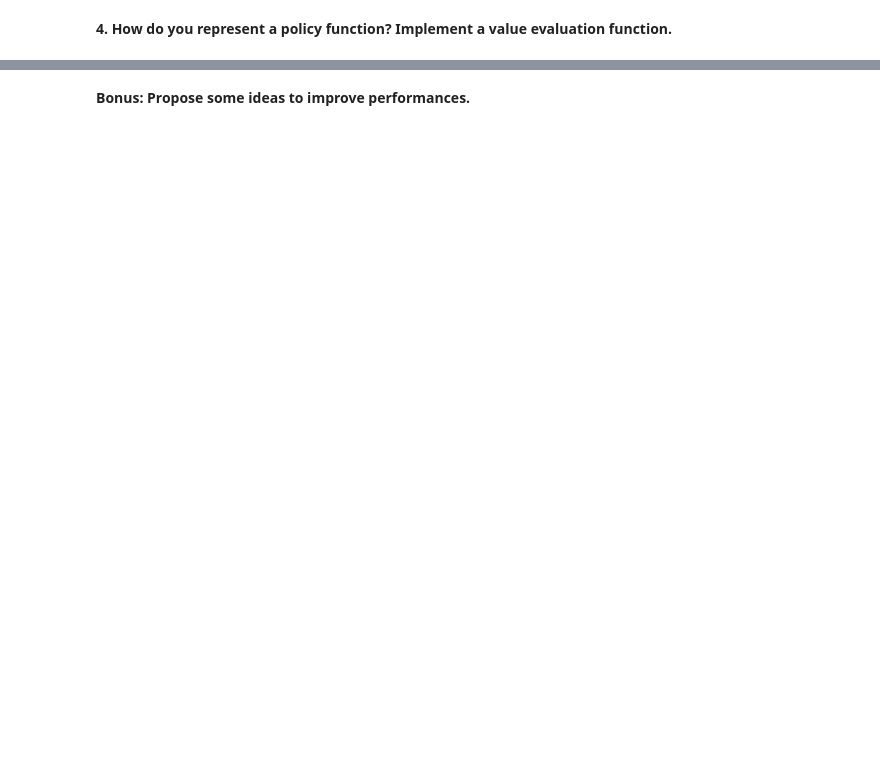
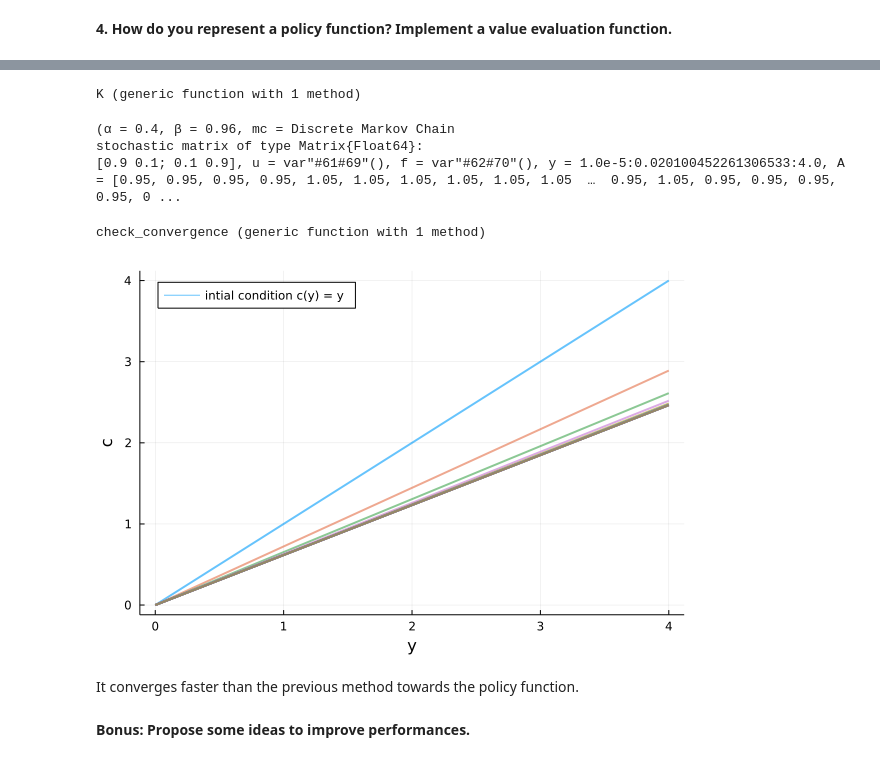
Before and after one commit to gabriellequeran/mie37, a Jupyter notebook: notebooks/homework_2.ipynb, the cells around one changed output, grey strips where cells are left out. Saved outputs shown, nothing was run; the diff lists cells and outputs as text; code cells hidden in the pictures; blank space fills up the shorter version.

```diff
--- a/notebooks/homework_2.ipynb
+++ b/notebooks/homework_2.ipynb
@@ -294,2 +384,61 @@ __Implement Policy Improvement Steps. Compare convergence Speed.__
+# %%
+function K!(Kg, g, grid, β, ∂u∂c, f, ∂f∂k, shocks)
+# This function requires the container of the output value as argument Kg
+
+    # Construct linear interpolation object
+    g_func = LinearInterpolation(grid, g, extrapolation_bc=Line())
+
+    # solve for updated consumption value
+    for (i, y) in enumerate(grid)
+        function h(c)
+            vals = ∂u∂c.(g_func.(f(y - c) * shocks)) .* ∂f∂k(y - c) .* shocks
+            return ∂u∂c(c) - β * mean(vals)
+        end
+        Kg[i] = find_zero(h, (1e-10, y - 1e-10))
+    end
+    return Kg
+end
+
+# The following function does NOT require the container of the output value as argument
+K(g, grid, β, ∂u∂c, f, ∂f∂k, shocks) =
+    K!(similar(g), g, grid, β, ∂u∂c, f, ∂f∂k, shocks)
+# %% [output]
+K (generic function with 1 method)
+# %%
+mc = MarkovChain([0.9 0.1; 0.1 0.9], [0.95, 1.05])
+
+OptimalGrowthModel2 = @with_kw (α = 0.4, β = 0.96, mc=mc,
+                  u = c -> log(c), f = k -> k^0.4, # defaults defined above
+                  y = range(1e-5, 4.0, length = 200), # grid on y
+                  A = simulate(mc, 200, init = 1),
+                  ∂u∂c = c -> 1/c,
+                  ∂f∂k = k -> 0.4*k^-0.6
+) # named tuples defaults
+
+m = OptimalGrowthModel2()
+# %% [output]
+(α = 0.4, β = 0.96, mc = Discrete Markov Chain
+stochastic matrix of type Matrix{Float64}:
+[0.9 0.1; 0.1 0.9], u = var"#61#69"(), f = var"#62#70"(), y = 1.0e-5:0.020100452261306533:4.0, A = [0.95, 0.95, 0.95, 0.95, 1.05, 1.05, 1.05, 1.05, 1.05, 1.05  …  0.95, 1.05, 0.95, 0.95, 0.95, 0.95, 0 ...
+# %%
+function check_convergence(m, g_init; n_iter = 15)
+    @unpack y, β, A, ∂u∂c, f, ∂f∂k = m
+    g = g_init;
+    plot(y, g, lw = 2, alpha = 0.6, label = "intial condition c(y) = y")
+    for i in 1:n_iter
+        new_g = K(g, y, β, ∂u∂c, f, ∂f∂k, A)
+        g = new_g
+        plot!(y, g, lw = 2, alpha = 0.6, label = "", ylabel = "c", xlabel="y")
+    end
+    plot!(legend = :topleft)
+end
+# %% [output]
+check_convergence (generic function with 1 method)
+# %%
+check_convergence(m, m.y, n_iter = 15)
+# %% [output]
+[figure, added]
+# %% [markdown]
+It converges faster than the previous method towards the policy function.
 # %% [markdown]
 __Bonus: Propose some ideas to improve performances.__
```
Also changed, not shown: parts of 15 cells of this notebook.
